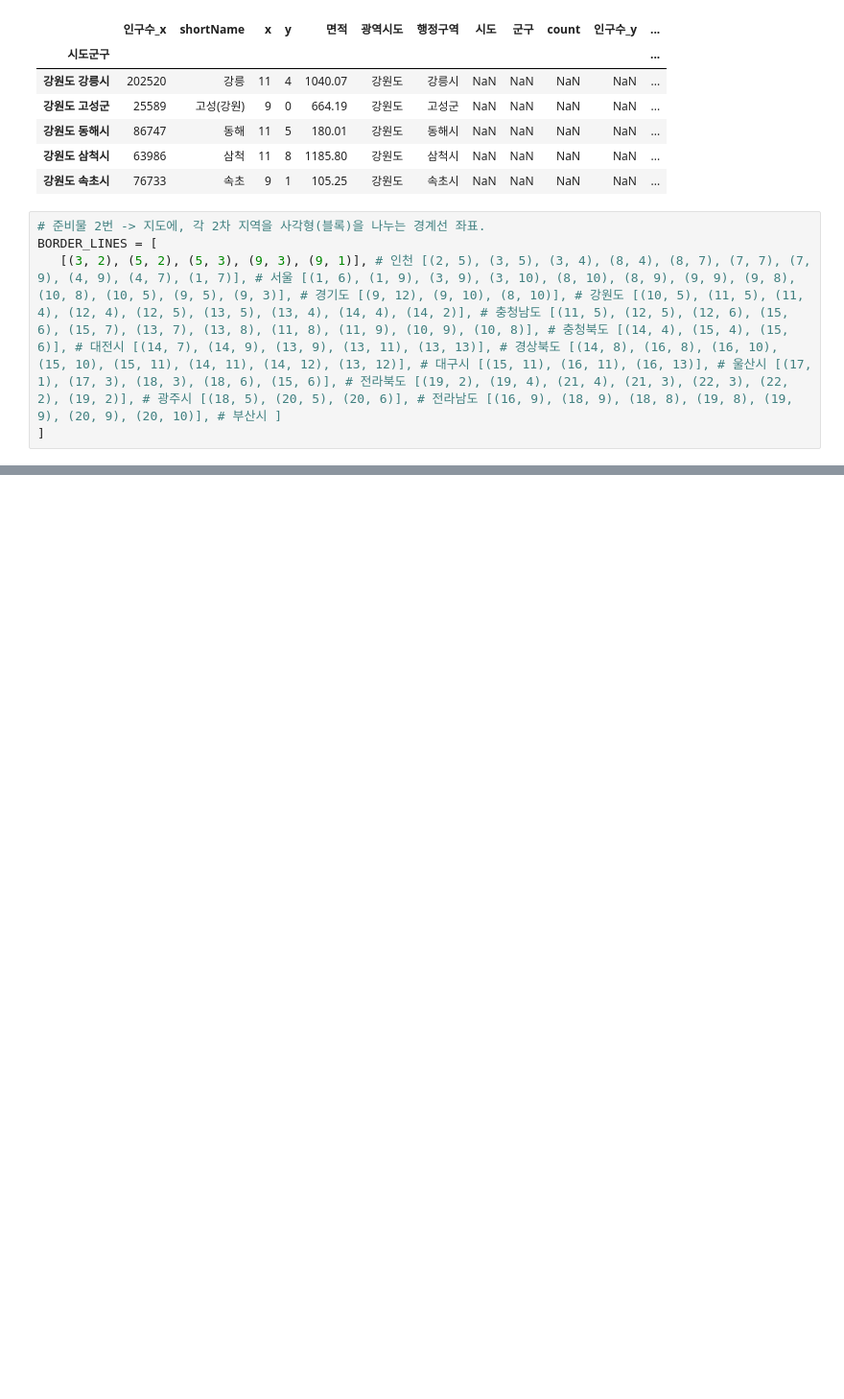
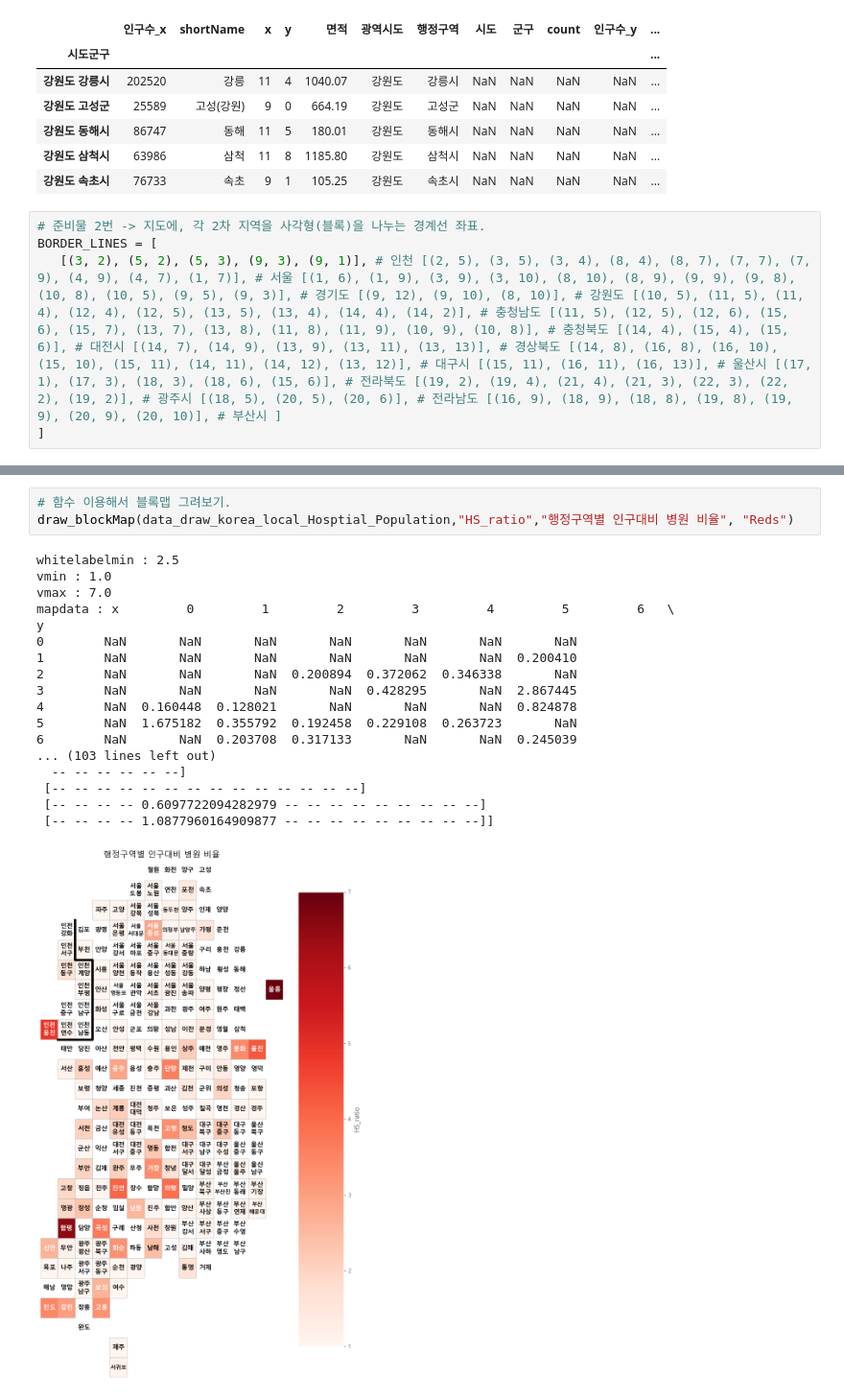
Before and after one commit to Hyeonseok0627/BigdataVisualization_analyze_teacher, a Jupyter notebook: 3-지도맵-통계/test2.ipynb, the cells around one changed output, grey strips where cells are left out. Shown at 96% size. Saved outputs shown, nothing was run; the diff lists cells and outputs as text; blank space fills up the shorter version.

```diff
--- a/3-지도맵-통계/test2.ipynb
+++ b/3-지도맵-통계/test2.ipynb
@@ -509,0 +549,22 @@ draw_blockMap(data_draw_korea_local_Hosptial_Population, "count", "행정구역
+# %%
+# 함수 이용해서 블록맵 그려보기.
+draw_blockMap(data_draw_korea_local_Hosptial_Population,"HS_ratio","행정구역별 인구대비 병원 비율", "Reds")
+# %% [output]
+whitelabelmin : 2.5
+vmin : 1.0
+vmax : 7.0
+mapdata : x         0         1         2         3         4         5         6   \
+y
+0        NaN       NaN       NaN       NaN       NaN       NaN       NaN
+1        NaN       NaN       NaN       NaN       NaN       NaN  0.200410
+2        NaN       NaN       NaN  0.200894  0.372062  0.346338       NaN
+3        NaN       NaN       NaN       NaN  0.428295       NaN  2.867445
+4        NaN  0.160448  0.128021       NaN       NaN       NaN  0.824878
+5        NaN  1.675182  0.355792  0.192458  0.229108  0.263723       NaN
+6        NaN       NaN  0.203708  0.317133       NaN       NaN  0.245039
+... (103 lines left out)
+  -- -- -- -- -- --]
+ [-- -- -- -- -- -- -- -- -- -- -- -- -- --]
+ [-- -- -- -- 0.6097722094282979 -- -- -- -- -- -- -- -- --]
+ [-- -- -- -- 1.0877960164909877 -- -- -- -- -- -- -- -- --]]
+[figure, added]
```
Also changed, not shown: parts of 3 cells of this notebook, 2 other files.
